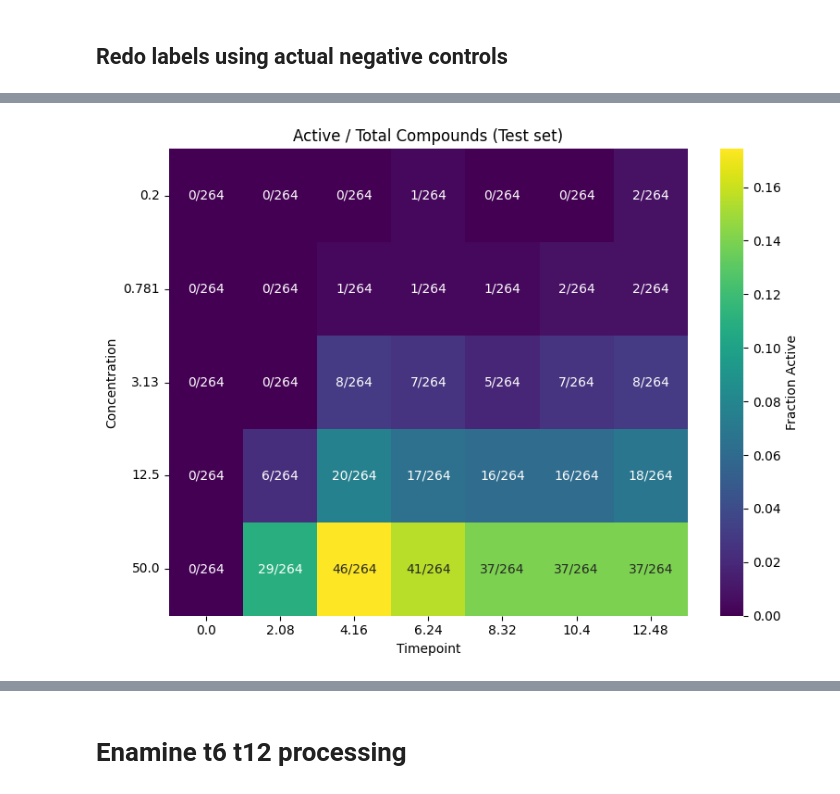
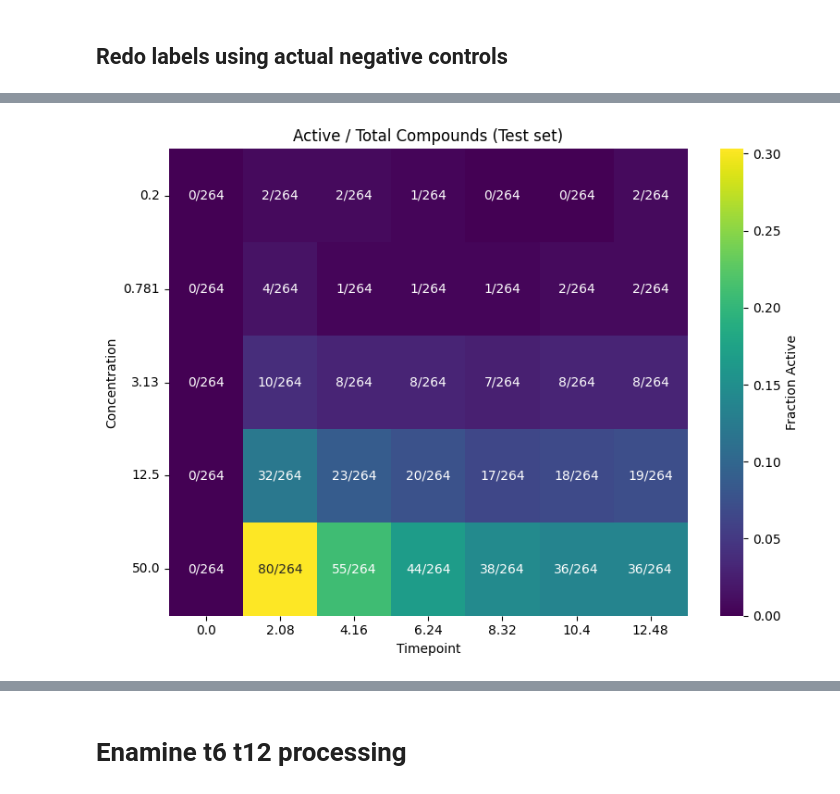
Before and after one commit to ethankreuzer/GrowthNet, a Jupyter notebook: scripts/normalize_DR_dataset.ipynb, the cells around one changed output, grey strips where cells are left out. Saved outputs shown, nothing was run; the diff lists cells and outputs as text; code cells hidden in the pictures.

```diff
--- a/scripts/normalize_DR_dataset.ipynb
+++ b/scripts/normalize_DR_dataset.ipynb
@@ -768,44 +765,77 @@ plot_activity_ratio_heatmap(df_Enamine_DR_plate_well_batch_effect_DR_avg)
 # %% [markdown]
 ## Redo labels using actual negative controls
 # %%
-# Apply DMSO-pooled absolute threshold for final labels
+# Final activity labels via DMSO CV-rescaled iterative threshold (k=3).
+# Formula: threshold(T, C) = m_DR_inactive(T, C) * (1 - k * CV_DMSO(T))
+# DMSO CV is pooled across concentrations (concentration is a plate-layout artifact for DMSO;
+# per-(T,C) CV is too noisy with few wells per cell). See dmso_threshold_methodology.md.
 
-# Compute per-timepoint DMSO threshold (pooled across concentrations)
-_k_final = 4
-_dmso_thresh_final = (
-    df_cntrl[df_cntrl['Control_Label'] == -1]
-    .groupby('Timepoint')['OD']
-    .agg(
-        n='size',
-        median='median',
-        mad=lambda x: 1.4826 * np.median(np.abs(x - x.median())),
-    )
-    .reset_index()
+k = 4
+
+dmso = df_cntrl[df_cntrl['Control_Label'] == -1]
+cv_dmso = (
+    dmso.groupby('Timepoint')['OD']
+        .agg(
+            median='median',
+            mad=lambda x: 1.4826 * np.median(np.abs(x - x.median()))
+        )
 )
-_dmso_thresh_final['threshold'] = _dmso_thresh_final['median'] - _k_final * _dmso_thresh_final['mad']
-_dmso_thresh_final = _dmso_thresh_final[_dmso_thresh_final['Timepoint'] > 0]
+cv_dmso['cv'] = cv_dmso['mad'] / cv_dmso['median']
 
-# Apply threshold to corrected+averaged DR data
-df_dr_labeled = df_Enamine_DR_plate_well_batch_effect_DR_avg.merge(
-    _dmso_thresh_final[['Timepoint', 'threshold']], on='Timepoint', how='left'
-)
-df_dr_labeled['is_Active'] = (
-    (df_dr_labeled['OD'] < df_dr_labeled['threshold']) & (df_dr_labeled['Timepoint'] > 0)
-).astype(int)
-df_dr_labeled.loc[df_dr_labeled['Timepoint'] == 0, 'is_Active'] = 0
-df_dr_labeled = df_dr_labeled.drop(columns=['threshold'])
 
-print('Active counts (DMSO-pooled threshold, k=4):')
+def iter_cv_label(df_avg, cv_dmso, k, max_iters=10, tol=0.001):
+    """
+    Iteratively relabel using the DMSO CV-rescaled multiplicative threshold.
+    Resolves the circularity: m_DR_inactive depends on is_Active, which depends
+    on the threshold, which depends on m_DR_inactive. Converges in ~3 rounds.
+    """
+    df_cur = df_avg.copy().reset_index(drop=True)
+    for it in range(1, max_iters + 1):
+        m_dr = (
+            df_cur[df_cur['is_Active'] == 0]
+              .groupby(['Timepoint', 'Concentration'])['OD']
+              .median()
+              .rename('m_dr_inactive')
+              .reset_index()
+        )
+        thresh = m_dr.merge(cv_dmso[['cv']], left_on='Timepoint', right_index=True)
+        thresh['threshold'] = thresh['m_dr_inactive'] * (1 - k * thresh['cv'])
+        merged = (
+            df_cur.drop(columns='threshold', errors='ignore')
+                  .merge(thresh[['Timepoint', 'Concentration', 'threshold']],
+                         on=['Timepoint', 'Concentration'], how='left')
+                  .reset_index(drop=True)
+        )
+        new_active = ((merged['OD'] < merged['threshold']) & (merged['Timepoint'] > 0)).astype(int)
+        flips = int((new_active.values != df_cur['is_Active'].values).sum())
+        df_cur = merged.drop(columns='threshold')
+        df_cur['is_Active'] = new_active.values
+        print(f"iter {it}: flips={flips}")
+        if flips / max(len(df_cur), 1) < tol:
+            print(f"Converged at iter {it}.")
+            break
+    df_cur.loc[df_cur['Timepoint'] == 0, 'is_Active'] = 0
+    return df_cur
+
+
+df_dr_labeled = iter_cv_label(df_Enamine_DR_plate_well_batch_effect_DR_avg, cv_dmso, k=k)
+
+print(f'\nActive counts (DMSO CV-rescaled threshold, k={k}):')
 plot_activity_ratio_heatmap(df_dr_labeled)
 
 _total = df_dr_labeled.groupby(['Concentration', 'Timepoint']).size().unstack()
-_active = df_dr_labeled[df_dr_labeled['is_Active'] == 1].groupby(['Concentration', 'Timepoint']).size().unstack().reindex_like(_total).fillna(0).astype(int)
+_active = (
+    df_dr_labeled[df_dr_labeled['is_Active'] == 1]
+    .groupby(['Concentration', 'Timepoint']).size()
+    .unstack()
+    .reindex_like(_total).fillna(0).astype(int)
+)
 _frac = (_active / _total).round(3)
 
-print("\nActive counts (DMSO-pooled):")
+print("\nActive counts:")
 print(_active.to_string())
 print("\nTotal counts:")
 print(_total.to_string())
-print("\nActive fraction:")
+print("\nActive fraction (expect ~0.337 at 50µM/t=2.08, ~0.152 at 50µM/t=12.48):")
 print(_frac.to_string())
 # %% [output]
@@ -813 +847 @@ Active counts (DMSO-pooled threshold, k=4):
-[figure, old version]
+[figure, new version]
```
Also changed, not shown: parts of 15 cells of this notebook, 28 other files.
